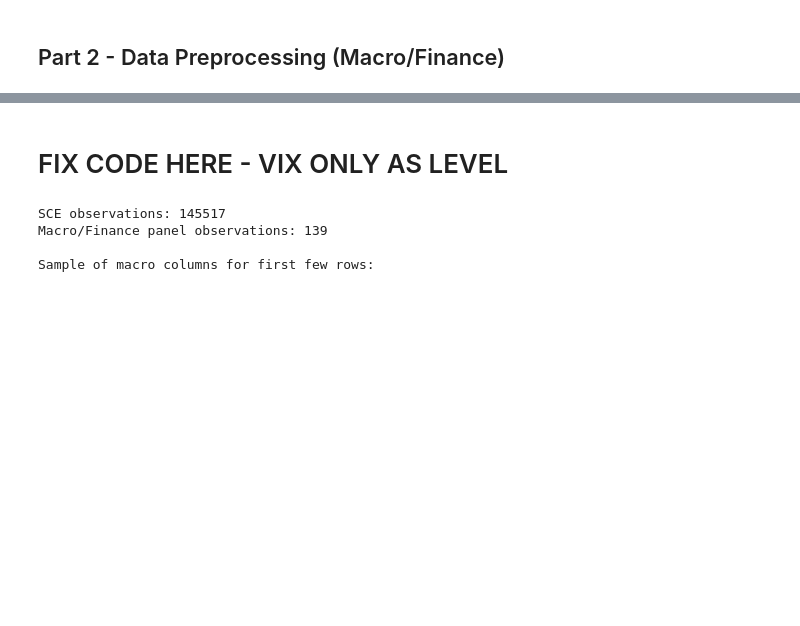
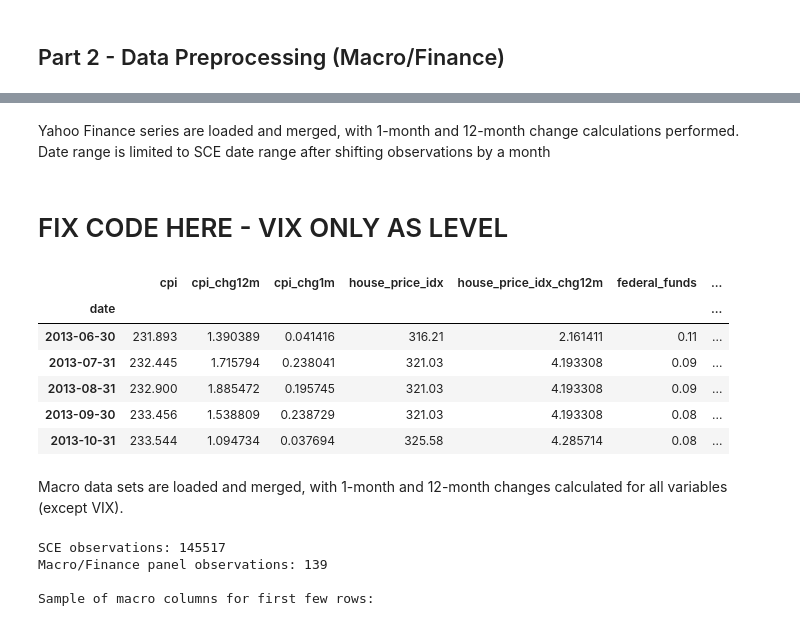
Before and after one commit to MHS17-NHH/FIE463-V26, a Jupyter notebook: data/solution.ipynb, the cells around one changed output, grey strips where cells are left out. Saved outputs shown, nothing was run; the diff lists cells and outputs as text; code cells hidden in the pictures; blank space fills up the shorter version.

```diff
--- a/data/solution.ipynb
+++ b/data/solution.ipynb
@@ -221,2 +238,4 @@ yahoo_all = pd.concat(yahoo_m, axis=1)
+# %% [markdown]
+Yahoo Finance series are loaded and merged, with 1-month and 12-month change calculations performed. Date range is limited to SCE date range after shifting observations by a month
 # %% [markdown]
 # FIX CODE HERE - VIX ONLY AS LEVEL
@@ -282,3 +242,81 @@ macro_all = macro_all.loc[
+# %%
+# Configuration: name -> (filename, is_quarterly, change_type)
+# pct: price/index series — changes as % growth rates
+# diff: series already in % terms — changes as percentage-point differences
+FRED_CONFIG = {
+    "cpi":              ("CPIAUCSL.csv",     False, "pct"),
+    "house_price_idx":  ("USSTHPI.csv",      True,  "pct"),
+    "federal_funds":    ("FEDFUNDS.csv",     False, "diff"),
+    "unemployment":     ("UNRATE.csv",       False, "diff"),
+    "real_gdp":         ("GDPC1.csv",        True,  "pct"),
+    "usd_index":        ("DTWEXBGS.csv",     False, "pct"),
+    "mortgage_30y":     ("MORTGAGE30US.csv", False, "diff"),
+    "10y_yield":        ("DGS10.csv",        False, "diff"),
+    "vix":              ("VIXCLS.csv",       False, None),
+}
+
+# Initialize an empty dictionary to hold the monthly resampled macro/finance series
+macro_m = {}
+
+# Loop through the FRED_CONFIG to read, process, and compute changes for each macro/finance series
+for name, (fname, is_quarterly, chg_fn) in FRED_CONFIG.items():
+    s = pd.read_csv(
+        f"{DATA_PATH}/{fname}",
+        parse_dates=[0], index_col=0,
+        header=0, names=["date", name],
+    )
+    # For quarterly series, shift the index to the end of the quarter to align with SCE survey timing
+    if is_quarterly:
+        s.index = s.index + pd.offsets.QuarterEnd(0)
+    # Resample to month-end frequency, taking the last observation in each month (for quarterly series, this will forward-fill the value for the months within the quarter)
+    s_m = s.resample("ME").last()
+
+    if is_quarterly:
+        s_m = s_m.ffill()
+
+    # Compute changes based on the specified change type (percentage growth rates for price/index series, percentage-point differences for series already in % terms)
+    if chg_fn is not None:
+        if chg_fn == "pct":
+            chg12 = s_m[name].pct_change(12, fill_method=None) * 100
+            chg1  = s_m[name].pct_change(1,  fill_method=None) * 100
+        elif chg_fn == "diff":
+            chg12 = s_m[name].diff(12)
+            chg1  = s_m[name].diff(1)
+        else:
+            raise ValueError(f"Unknown change type {chg_fn!r} for series {name!r}")
+
+        s_m[f"{name}_chg12m"] = chg12
+
+        # 1-month change for non-quarterly series only
+        if not is_quarterly:
+            s_m[f"{name}_chg1m"] = chg1
+
+    macro_m[name] = s_m
+
+# Concatenate all monthly resampled macro/finance series into a single DataFrame
+macro_all = (
+    pd.concat([s.shift(1) for s in macro_m.values()], axis=1)
+      .sort_index()
+)
+
+# Limit date range to match the SCE survey period
+macro_all = macro_all.loc[
+    (macro_all.index >= sce["date"].min()) &
+    (macro_all.index <= sce["date"].max())
+]
+
+
+display(macro_all.head())
+# %% [output]
+|  | cpi | cpi_chg12m | cpi_chg1m | house_price_idx | house_price_idx_chg12m | federal_funds | ... |
+| date |  |  |  |  |  |  | ... |
+| 2013-06-30 | 231.893 | 1.390389 | 0.041416 | 316.21 | 2.161411 | 0.11 | ... |
+| 2013-07-31 | 232.445 | 1.715794 | 0.238041 | 321.03 | 4.193308 | 0.09 | ... |
+| 2013-08-31 | 232.900 | 1.885472 | 0.195745 | 321.03 | 4.193308 | 0.09 | ... |
+| 2013-09-30 | 233.456 | 1.538809 | 0.238729 | 321.03 | 4.193308 | 0.08 | ... |
+| 2013-10-31 | 233.544 | 1.094734 | 0.037694 | 325.58 | 4.285714 | 0.08 | ... |
+# %% [markdown]
+Macro data sets are loaded and merged, with 1-month and 12-month changes calculated for all variables (except VIX).
 # %%
 # Merge Yahoo Finance data into the monthly macro panel
 macro_all = macro_all.join(yahoo_all, how="left")
```
Also changed, not shown: parts of 9 cells of this notebook.
